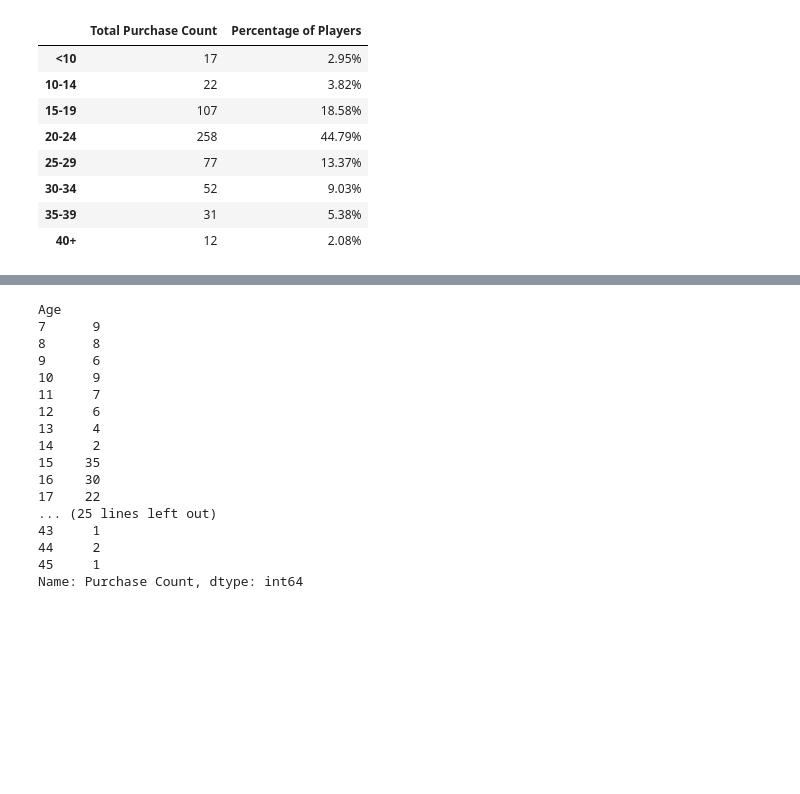
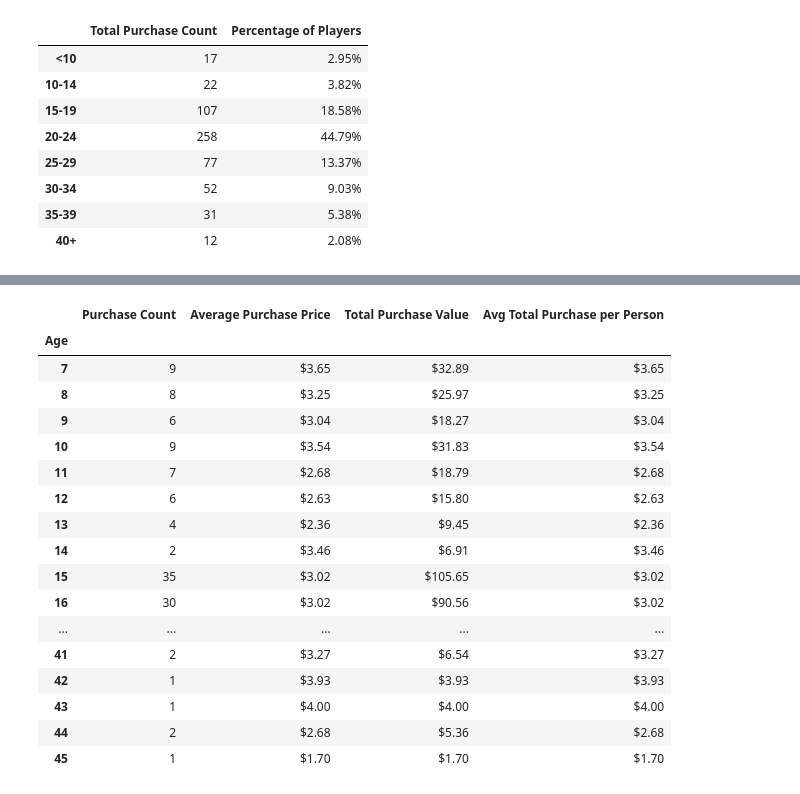
Before and after one commit to GStout17/pandas-challenge, a Jupyter notebook: HeroesOfPymoli/main.ipynb, the cells around one changed output, grey strips where cells are left out. Cells and saved outputs as stored; diff of their text form; code cells hidden in the pictures; blank space fills up the shorter version.

Commit message:
Trouble with binning/group names, strange values

```diff
--- a/HeroesOfPymoli/main.ipynb
+++ b/HeroesOfPymoli/main.ipynb
@@ -263,31 +260,43 @@ Average purchase total per person by age group
 # %%
-# Purchase data into age bins
-purchase_data["Age Ranges"] = pd.cut(purchase_data["Age"], age_bins, labels = age_titles)
+# VALUES NOT GOING INTO CORRECT GROUP NAME RANGES. WHY?
+
+age_data = heros_df.loc[:,["Age", "Price"]]
+#heros_df = heros_df.drop_duplicates()
+# Putting the data into bins
+
+age_data["Age Ranges"] = pd.cut(age_data["Age"], age_bins, labels=group_names)
 
 #Finding the following information (Sum, Mean, and Count)
-age_purchase_total = heros_df.groupby(["Age"]).sum()["Price"].rename("Total Purchase Value")
-age_average = heros_df.groupby(["Age"]).mean()["Price"].rename("Average Purchase Prce")
-age_purchase_counts = heros_df.groupby(["Age"]).count()["Price"].rename("Purchase Count")
+age_purchase_total = age_data.groupby(["Age"]).sum()["Price"].rename("Total Purchase Value")
+age_average = age_data.groupby(["Age"]).mean()["Price"].rename("Average Purchase Prce")
+age_purchase_counts = age_data.groupby(["Age"]).count()["Price"].rename("Purchase Count")
 
-#Taking all gender purchases and deviding by the number (counts) of that gender
-#age_average_per = age_purchase_total/ player_count
+#Taking all age purchases and deviding by the number (counts) of that age
+age_average_per = age_purchase_total/ age_purchase_counts
 
-age_purchase_counts
+age_info = pd.DataFrame({"Purchase Count": age_purchase_counts,
+                             "Average Purchase Price": age_average,
+                             "Total Purchase Value": age_purchase_total,
+                             "Avg Total Purchase per Person": age_average_per})
+
+
+age_info
 # %% [output]
-Age
-7      9
-8      8
-9      6
-10     9
-11     7
-12     6
-13     4
-14     2
-15    35
-16    30
-17    22
-... (25 lines left out)
-43     1
-44     2
-45     1
-Name: Purchase Count, dtype: int64
+|  | Purchase Count | Average Purchase Price | Total Purchase Value | Avg Total Purchase per Person |
+| Age |  |  |  |  |
+| 7 | 9 | $3.65 | $32.89 | $3.65 |
+| 8 | 8 | $3.25 | $25.97 | $3.25 |
+| 9 | 6 | $3.04 | $18.27 | $3.04 |
+| 10 | 9 | $3.54 | $31.83 | $3.54 |
+| 11 | 7 | $2.68 | $18.79 | $2.68 |
+| 12 | 6 | $2.63 | $15.80 | $2.63 |
+| 13 | 4 | $2.36 | $9.45 | $2.36 |
+| 14 | 2 | $3.46 | $6.91 | $3.46 |
+| 15 | 35 | $3.02 | $105.65 | $3.02 |
+| 16 | 30 | $3.02 | $90.56 | $3.02 |
+| ... | ... | ... | ... | ... |
+| 41 | 2 | $3.27 | $6.54 | $3.27 |
+| 42 | 1 | $3.93 | $3.93 | $3.93 |
+| 43 | 1 | $4.00 | $4.00 | $4.00 |
+| 44 | 2 | $2.68 | $5.36 | $2.68 |
+| 45 | 1 | $1.70 | $1.70 | $1.70 |
```
Also changed, not shown: parts of 7 cells of this notebook.
